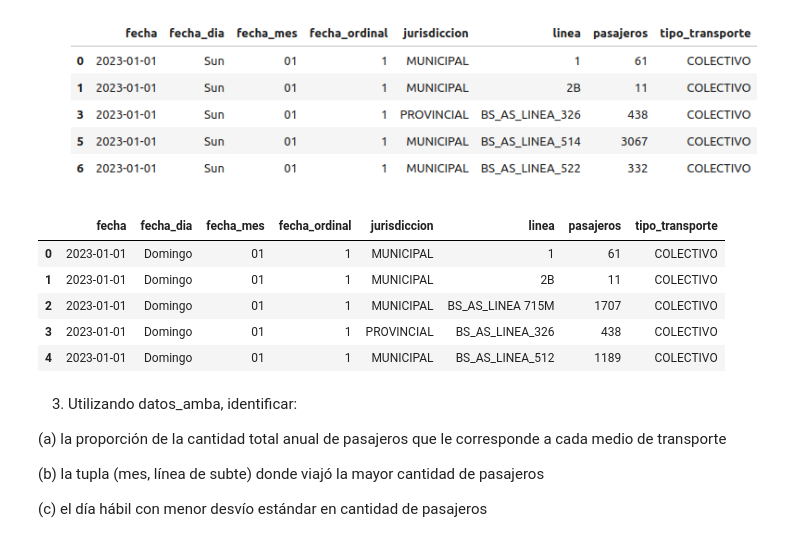
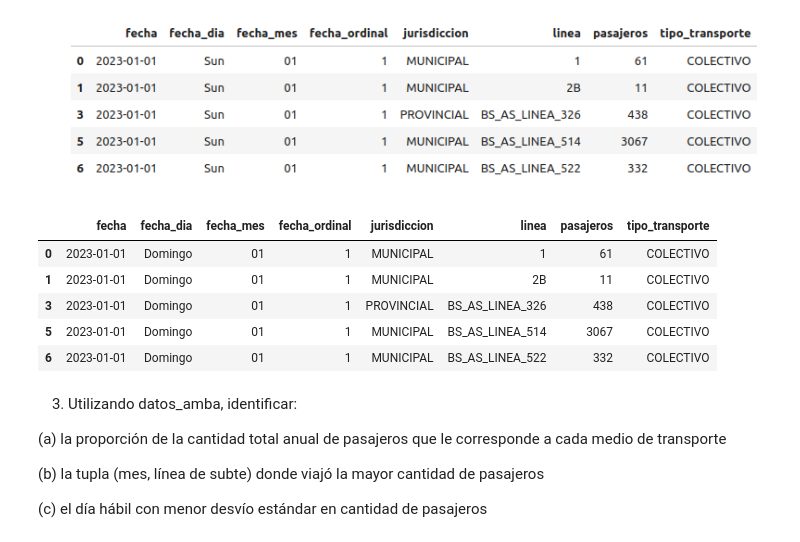
Before and after one commit to mgresnik/trabajo_practico_nro_1, a Jupyter notebook: Laboratorio_de_datos_(LCD)_IC_2024_Trabajo_Práctico_N°_1.ipynb, the cells around one changed output. Saved outputs shown, nothing was run; the diff lists cells and outputs as text; code cells hidden in the pictures.

```diff
--- a/Laboratorio_de_datos_(LCD)_IC_2024_Trabajo_Práctico_N°_1.ipynb
+++ b/Laboratorio_de_datos_(LCD)_IC_2024_Trabajo_Práctico_N°_1.ipynb
@@ -66,7 +68,7 @@ def dia_sem(d):
   return dias[d]
 
 df_sube['FECHA_DIA'] = df_sube['DIA_TRANSPORTE'].apply(lambda x: dia_sem(x.weekday())) #Nombre del día de la semana a partir del número de día, empezando en 0 = Lunes
-df_sube['FECHA_ORDINAL'] = df_sube['DIA_TRANSPORTE'].apply(lambda y: y.day) #dia del mes
+df_sube['FECHA_ORDINAL'] = df_sube['DIA_TRANSPORTE'].apply(lambda y: y.dayofyear) #dia del año
 df_sube['FECHA_MES'] = df_sube['DIA_TRANSPORTE'].apply(lambda z: z.month) #mes del año
 # %% [markdown]
 2. Crear el DataFrame datos_amba, el cual sólo debe tener datos de AMBA y debe excluir datos
@@ -74,17 +76,27 @@ preliminares. Además, al ejecutar datos_amba.head() debe observarse el siguient
 formato de columnas:
 ![image.png](embedded-picture-1)
 # %%
-datos_amba = df_sube[['DIA_TRANSPORTE','FECHA_DIA', 'FECHA_MES','FECHA_ORDINAL','JURISDICCION', 'LINEA', 'CANTIDAD', 'TIPO_TRANSPORTE']] #tomo las columnas que necesito
-datos_amba.columns = ['fecha', 'fecha_dia', 'fecha_mes', 'fecha_ordinal', 'jurisdiccion', 'linea', 'pasajeros', 'tipo_transporte'] #cambio los nombres delas columnas
-datos_amba.loc[:, 'fecha_mes'] = datos_amba['fecha_mes'].astype(str).str.zfill(2) #convierte la fecha del mes en string de 2 dígitos
+#Me quedo con los datos de amba y elimino las filas con datos preliminares
+df_sube_amba = df_sube[(df_sube.AMBA == "SI") & (df_sube.DATO_PRELIMINAR == "NO")]
+
+#Tomo las columnas que necesito
+datos_amba = df_sube_amba[['DIA_TRANSPORTE','FECHA_DIA', 'FECHA_MES','FECHA_ORDINAL','JURISDICCION', 'LINEA', 'CANTIDAD', 'TIPO_TRANSPORTE']]
+
+#Cambio los nombres de las columnas
+datos_amba.columns = ['fecha', 'fecha_dia', 'fecha_mes', 'fecha_ordinal', 'jurisdiccion', 'linea', 'pasajeros', 'tipo_transporte']
+
+#Convierto la fecha del mes en string de 2 dígitos
+datos_amba.loc[:, 'fecha_mes'] = datos_amba['fecha_mes'].astype(str).str.zfill(2)
+
+#Muestro la información
 datos_amba.head()
 # %% [output]
 |  | fecha | fecha_dia | fecha_mes | fecha_ordinal | jurisdiccion | linea | pasajeros | tipo_transporte |
 | 0 | 2023-01-01 | Domingo | 01 | 1 | MUNICIPAL | 1 | 61 | COLECTIVO |
 | 1 | 2023-01-01 | Domingo | 01 | 1 | MUNICIPAL | 2B | 11 | COLECTIVO |
-| 2 | 2023-01-01 | Domingo | 01 | 1 | MUNICIPAL | BS_AS_LINEA 715M | 1707 | COLECTIVO |
 | 3 | 2023-01-01 | Domingo | 01 | 1 | PROVINCIAL | BS_AS_LINEA_326 | 438 | COLECTIVO |
-| 4 | 2023-01-01 | Domingo | 01 | 1 | MUNICIPAL | BS_AS_LINEA_512 | 1189 | COLECTIVO |
+| 5 | 2023-01-01 | Domingo | 01 | 1 | MUNICIPAL | BS_AS_LINEA_514 | 3067 | COLECTIVO |
+| 6 | 2023-01-01 | Domingo | 01 | 1 | MUNICIPAL | BS_AS_LINEA_522 | 332 | COLECTIVO |
 # %% [markdown]
 3. Utilizando datos_amba, identificar:
 
```
Also changed, not shown: parts of 8 cells of this notebook.
